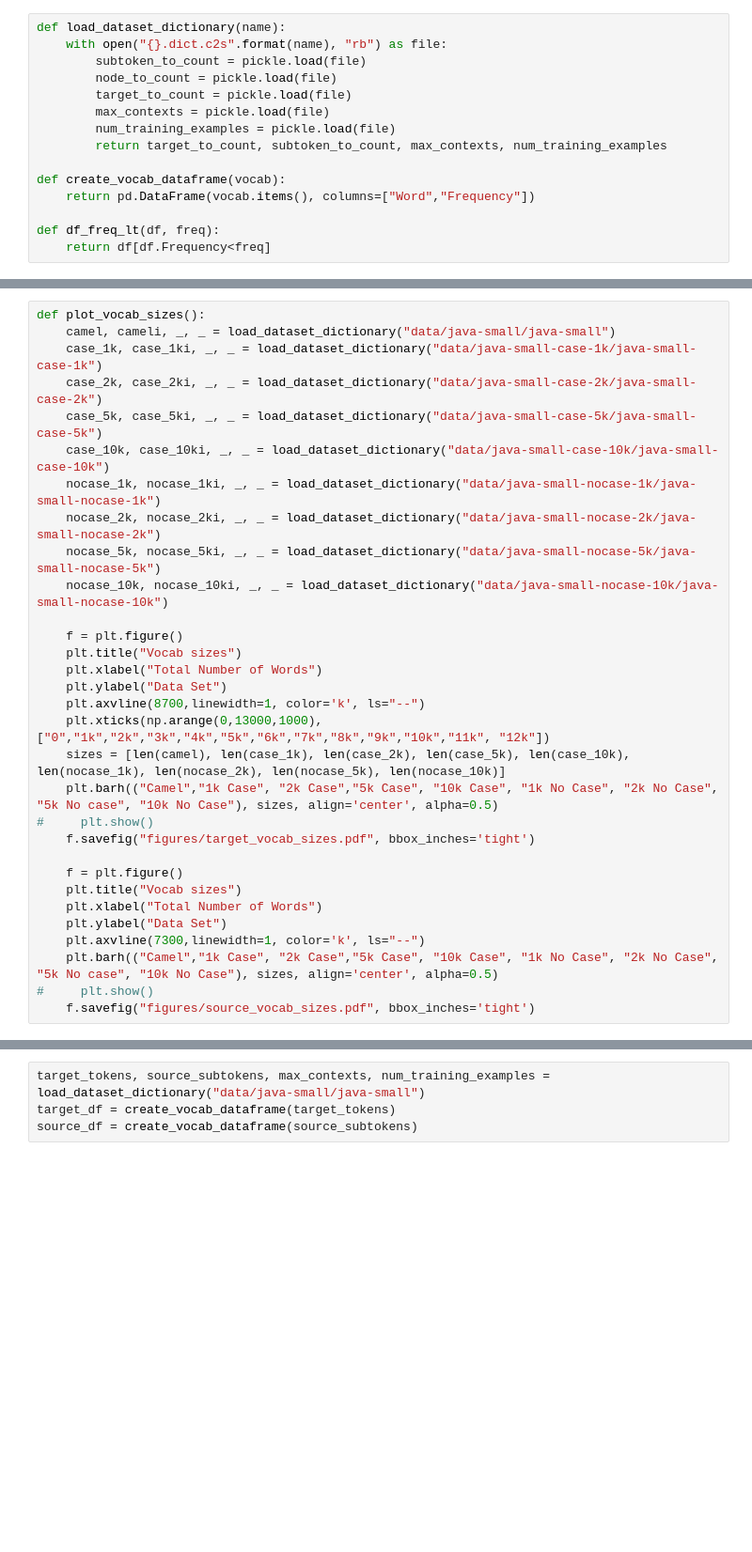
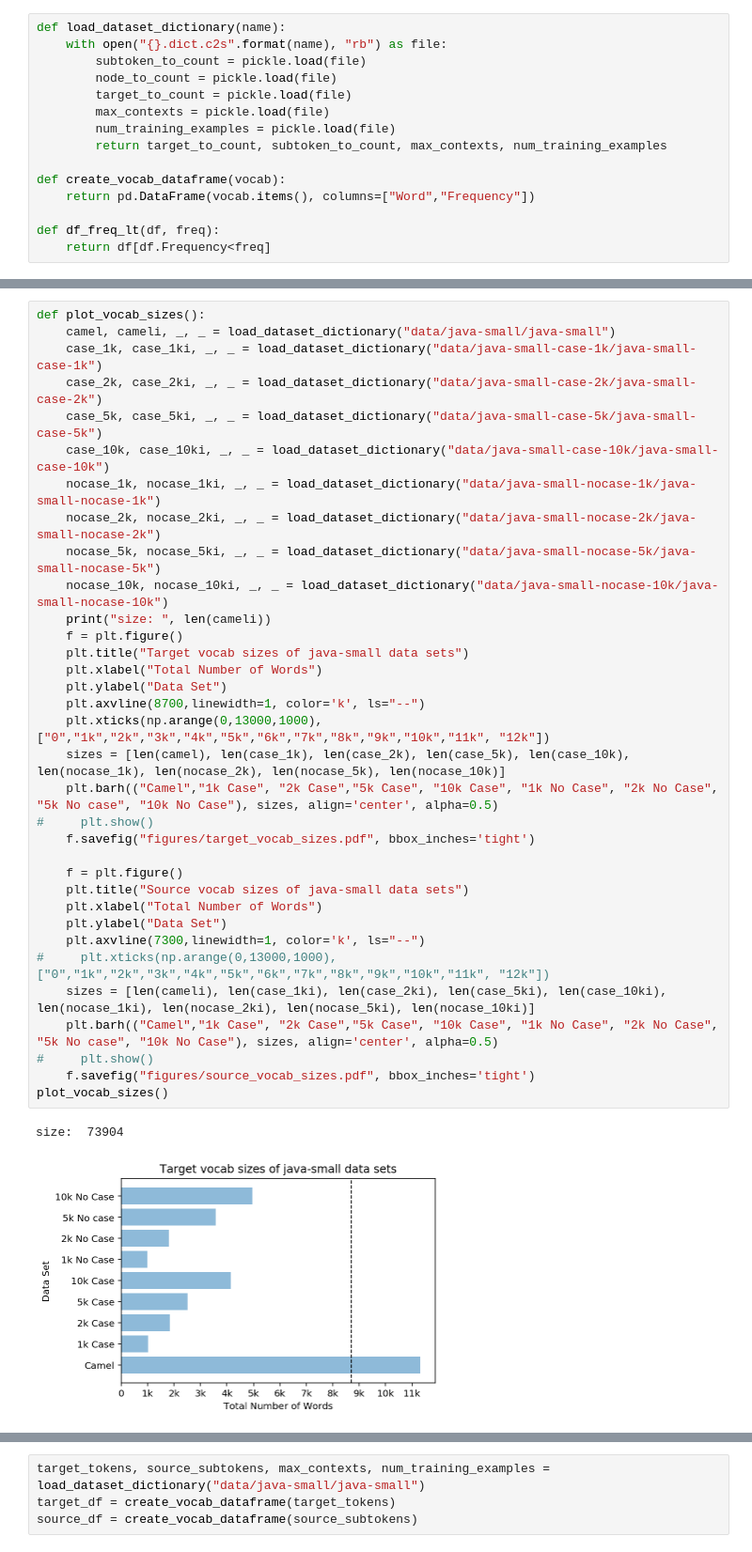
Before and after one commit to claudiosv/code2seq, a Jupyter notebook: all_figures.ipynb, the cells around one changed output, grey strips where cells are left out. Shown at 94% size. Cells and saved outputs as stored; diff of their text form; blank space fills up the shorter version.

```diff
--- a/all_figures.ipynb
+++ b/all_figures.ipynb
@@ -196,31 +202,37 @@ def plot_occurences(objects, dataframes, freq):
 # %%
 def plot_vocab_sizes():
     camel, cameli, _, _ = load_dataset_dictionary("data/java-small/java-small")
     case_1k, case_1ki, _, _ = load_dataset_dictionary("data/java-small-case-1k/java-small-case-1k")
     case_2k, case_2ki, _, _ = load_dataset_dictionary("data/java-small-case-2k/java-small-case-2k")
     case_5k, case_5ki, _, _ = load_dataset_dictionary("data/java-small-case-5k/java-small-case-5k")
     case_10k, case_10ki, _, _ = load_dataset_dictionary("data/java-small-case-10k/java-small-case-10k")
     nocase_1k, nocase_1ki, _, _ = load_dataset_dictionary("data/java-small-nocase-1k/java-small-nocase-1k")
     nocase_2k, nocase_2ki, _, _ = load_dataset_dictionary("data/java-small-nocase-2k/java-small-nocase-2k")
     nocase_5k, nocase_5ki, _, _ = load_dataset_dictionary("data/java-small-nocase-5k/java-small-nocase-5k")
     nocase_10k, nocase_10ki, _, _ = load_dataset_dictionary("data/java-small-nocase-10k/java-small-nocase-10k")
-
+    print("size: ", len(cameli))
     f = plt.figure()
-    plt.title("Vocab sizes")
+    plt.title("Target vocab sizes of java-small data sets")
     plt.xlabel("Total Number of Words")
     plt.ylabel("Data Set")
     plt.axvline(8700,linewidth=1, color='k', ls="--")
     plt.xticks(np.arange(0,13000,1000), ["0","1k","2k","3k","4k","5k","6k","7k","8k","9k","10k","11k", "12k"])
     sizes = [len(camel), len(case_1k), len(case_2k), len(case_5k), len(case_10k), len(nocase_1k), len(nocase_2k), len(nocase_5k), len(nocase_10k)]
     plt.barh(("Camel","1k Case", "2k Case","5k Case", "10k Case", "1k No Case", "2k No Case", "5k No case", "10k No Case"), sizes, align='center', alpha=0.5)
 #     plt.show()
     f.savefig("figures/target_vocab_sizes.pdf", bbox_inches='tight')
 
     f = plt.figure()
-    plt.title("Vocab sizes")
+    plt.title("Source vocab sizes of java-small data sets")
     plt.xlabel("Total Number of Words")
     plt.ylabel("Data Set")
     plt.axvline(7300,linewidth=1, color='k', ls="--")
+#     plt.xticks(np.arange(0,13000,1000), ["0","1k","2k","3k","4k","5k","6k","7k","8k","9k","10k","11k", "12k"])
+    sizes = [len(cameli), len(case_1ki), len(case_2ki), len(case_5ki), len(case_10ki), len(nocase_1ki), len(nocase_2ki), len(nocase_5ki), len(nocase_10ki)]
     plt.barh(("Camel","1k Case", "2k Case","5k Case", "10k Case", "1k No Case", "2k No Case", "5k No case", "10k No Case"), sizes, align='center', alpha=0.5)
 #     plt.show()
     f.savefig("figures/source_vocab_sizes.pdf", bbox_inches='tight')
+plot_vocab_sizes()
+# %% [output]
+size:  73904
+[figure, added]
```
Also changed, not shown: parts of 17 cells of this notebook, 8 other files.
